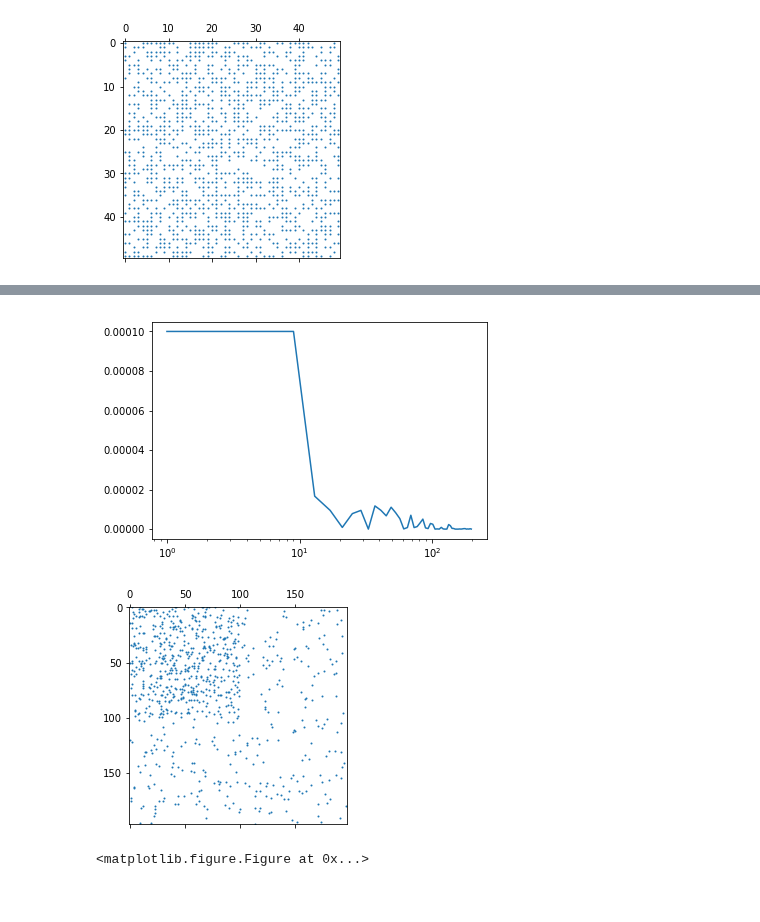
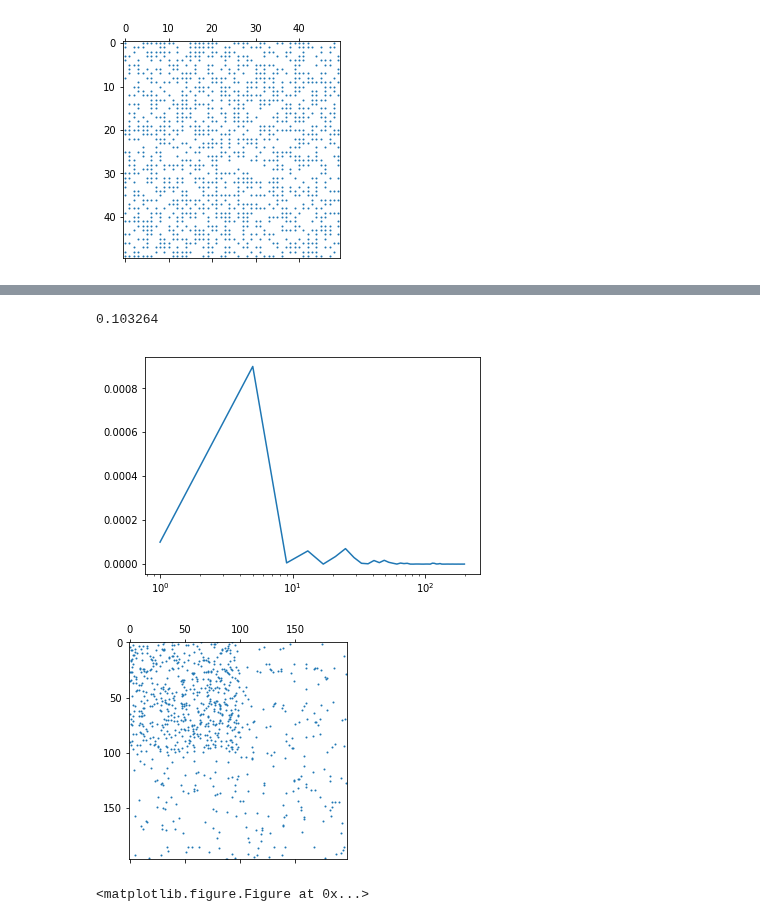
Before and after one commit to NeuroDataDesign/seelviz-f16s17, a Jupyter notebook: Luke/connectome_matlab2python.ipynb, the cells around one changed output, grey strips where cells are left out. Cells and saved outputs as stored; diff of their text form; code cells hidden in the pictures.

```diff
--- a/Luke/connectome_matlab2python.ipynb
+++ b/Luke/connectome_matlab2python.ipynb
@@ -64,27 +66,28 @@ plt.show()
 # %%
 ## estimate p
 np.random.seed(12345)
 n=250
 p=0.1
 A=np.random.random((n,n))>1-p
 A=A*1
 
-phat=np.sum(A)/n**2
+phat=np.sum(A)/n**2.
+print phat
 
 ## compute error vs n
-
 p=0.01
 nvec=np.arange(1,200,4)
 phat=np.zeros(len(nvec))
 for i, n in enumerate(nvec):
     A=np.random.random((n,n))>1-p
     A=A*1
     phat[i]=np.sum(A)/(n**2.)
 
 plt.semilogx(nvec,np.multiply(phat-p, phat-p))
 plt.show()
 # %% [output]
+0.103264
-[figure, old version]
+[figure, new version]
 # %%
 ## for loops for sampling indenpendent edge random graph
 np.random.seed(12345)
@@ -92,13 +95,12 @@ n=100
 P=0.1*np.random.random((n,n))
 for i in range(n):
     for j in range(n):
-        A[i,j]=np.random.random()>1-P[i,j]
+        A[i,j]=(np.random.random()>1-P[i,j])*1
 
-A=A*1
 plt.spy(A, marker='o', markersize=1)
 plt.show()
 # %% [output]
-[figure, old version]
+[figure, new version]
 # %%
 ## sort IERG by degree
 np.random.seed(12345)
```
Also changed, not shown: parts of 5 cells of this notebook.
